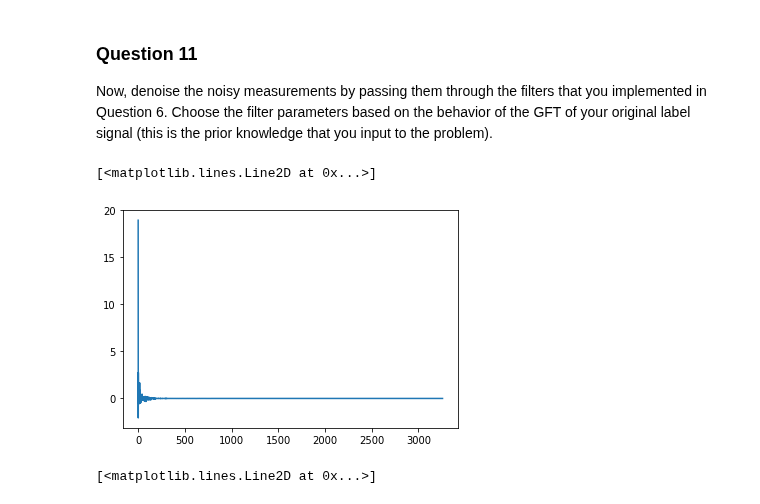
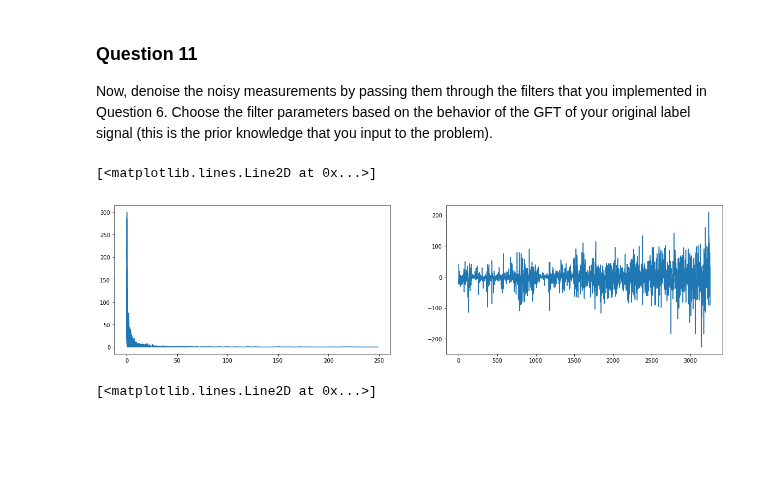
Before and after one commit to ownzonefeng/ntds_groupwork, a Jupyter notebook: Milestone4/4_graph_signal_processing.ipynb, the cells around one changed output. Drawn from its saved outputs; the diff is of its cells as text; code cells hidden in the pictures; blank space fills up the shorter version.

```diff
--- a/Milestone4/4_graph_signal_processing.ipynb
+++ b/Milestone4/4_graph_signal_processing.ipynb
@@ -161,6 +214,8 @@ def iGFT(x):
 ### Question 4
 
 Plot your feature/label vector as a signal on your graph
+# %%
+e = np.reshape(e, [-1,1])
 # %%
 # Your code here.
 #test_label = np.ones(laplacian.shape[0])
@@ -212,7 +266,7 @@ def heat_kernel(e, t):
     return np.exp(-t*e)# Your code here.
 
 def inverse_kernel(e, t):
-    return # Your code here.
+    return U.T @ np.linalg.inv(np.eye(U.shape[0]) + t * laplacian) @ U# Your code here.
 
 def rectangle_kernel(e, l_min, l_max):
     idx = np.where((e>=l_min)&(e<=l_max))[0]
@@ -221,7 +275,10 @@ def rectangle_kernel(e, l_min, l_max):
     return rec_kernel# Your code here.
 
 def graph_filter(x, kernel, **kwargs):
-    return GFT(x)*kernel(**kwargs)# Your code here.
+    if  kernel==inverse_kernel:
+        return kernel(**kwargs).dot(GFT(x).reshape([-1,1]))# Your code here.
+    else:
+        return kernel(**kwargs)*GFT(x)
 # %% [markdown]
 ### Question 7
 
@@ -275,9 +320,3 @@ In this section we will add some centered Gaussian noise to your feature/label s
 In the cell below, set the noise variance $\sigma^2$ by making sure that the signal-to-noise ratio $SNR = \frac{\operatorname{Var}(\text{labels})}{\sigma^2}$ is about  $1.5$.
 
 _Note:_ Actually, you might want to play with the noise variance here and set it to different values and see how the denoising filters behave.
-# %%
-#labels = np.random.randint(0,2,n_nodes)
-labels = np.sin(np.arange(0,4*np.pi,4*np.pi/n_nodes))
-labels[labels>=0.5] = 1
-labels[labels<0.5] = 0
-plt.plot(labels)
@@ -287,6 +323,8 @@ plt.plot(labels)
 # %%
-SNR = 1.5
+SNR = 0.1
 noise_variance = np.var(labels)/SNR# Your code here.
-noisy_measurements = labels + noise_variance * np.random.randn(n_nodes)
-plt.plot(noisy_measurements)
+noisy_measurements = labels + np.sqrt(noise_variance) * np.random.randn(n_nodes)
+fig, ax = plt.subplots(1,2,figsize=(20,5))
+ax[0].plot(e, abs(GFT(labels)))
+ax[1].plot(e, abs(GFT(noisy_measurements)))
 # %% [output]
@@ -323,11 +372,13 @@ It has a similar form to inverse filter.
 Now, denoise the noisy measurements by passing them through the filters that you implemented in Question 6. Choose the filter parameters based on the behavior of the GFT of your original label signal (this is the prior knowledge that you input to the problem).
 # %%
 # z_heat_denoised = iGFT(graph_filter(x=GFT(noisy_measurements),kernel=heat_kernel, e=e,t=5))# Your code here.
-z_heat_denoised = graph_filter(x=GFT(noisy_measurements),kernel=heat_kernel, e=e,t=5)
-plt.plot(z_heat_denoised)
+z_inverse_denoised = graph_filter(x=noisy_measurements,kernel=inverse_kernel, e=e,t=5)
+fig, ax = plt.subplots(1,2,figsize=(20,5))
+ax[0].plot(e, abs(z_inverse_denoised))
+ax[1].plot(iGFT(z_inverse_denoised))
 # %% [output]
 [<matplotlib.lines.Line2D at 0x...>]
-[figure, old version]
+[figure, new version]
 # %%
 z_rect_denoised = iGFT(graph_filter(x=noisy_measurements,kernel=rectangle_kernel, e=e,l_min=0, l_max=0.1))
 plt.plot(z_rect_denoised)
```
Also changed, not shown: parts of 27 cells of this notebook, 5 other files.
